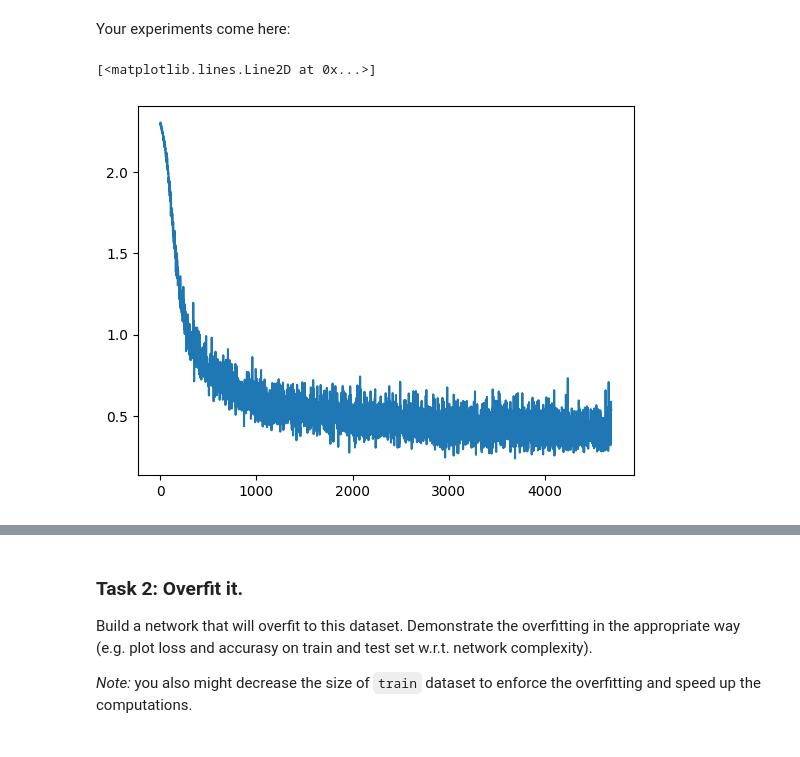
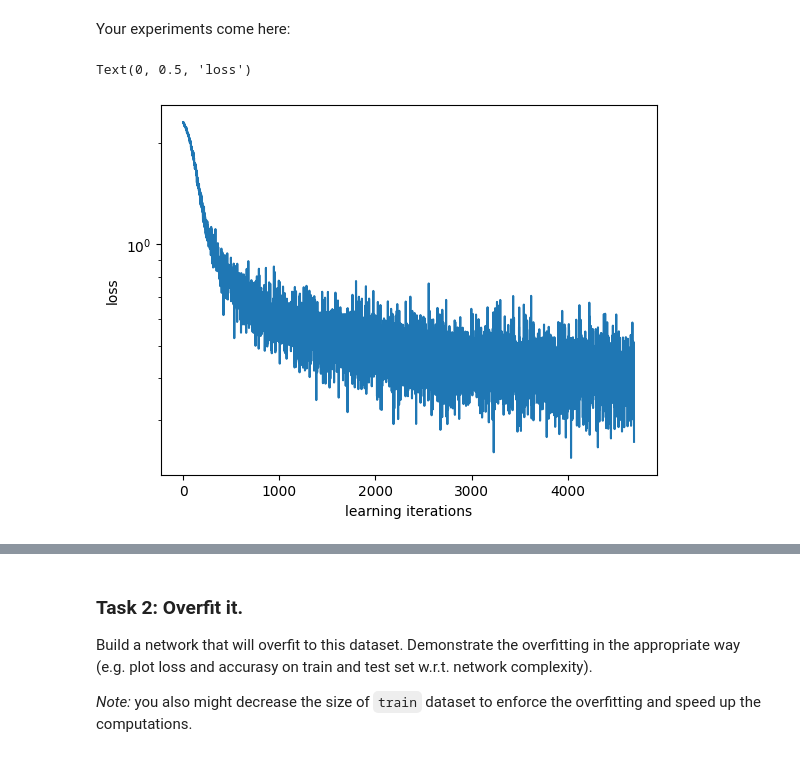
Before and after one commit to pavel-collab/ml-course-home-tasks, a Jupyter notebook: homeworks/lab02_deep_learning/lab02_part2_overfitting.ipynb, the cells around one changed output, grey strips where cells are left out. Cells and saved outputs as stored; diff of their text form; code cells hidden in the pictures.

```diff
--- a/homeworks/lab02_deep_learning/lab02_part2_overfitting.ipynb
+++ b/homeworks/lab02_deep_learning/lab02_part2_overfitting.ipynb
@@ -133,26 +149,4 @@ loss_func = nn.CrossEntropyLoss() # YOUR CODE HERE
 
 # Your experiments, training and validation loops here
 epochs = 10 # количество эпох (то есть, колечество проходов по тренировочному датасету)
-
-#! раскомментируйте эту строчку, чтобы посмотреть график изменения ошибки в процессе обучения
 train_loss_history = [] # сюда будем сохранять, как менялось знечение функции потерь по мере обучения
-
-for i in range(epochs):
-    for images_batch, lables_batch in train_loader:
-        # делаем предсказание модели
-        prediction = model(images_batch)
-        # считаем значение функции потерь
-        loss = loss_func(prediction, lables_batch)
-        #! раскомментируйте эту строчку, чтобы посмотреть график изменения ошибки в процессе обучения
-        train_loss_history.append(loss.item())
-        # вычисляем градиенты
-        opt.zero_grad()
-        loss.backward()
-        # делаем шаг градиентного спуска
-        opt.step()
-
-#! раскомментируйте эту строчку, чтобы посмотреть график изменения ошибки в процессе обучения
-plt.plot(range(len(train_loss_history)), train_loss_history)
-# %% [output]
-[<matplotlib.lines.Line2D at 0x...>]
-[figure, removed]
@@ -159,3 +170,14 @@ plt.plot(range(len(train_loss_history)), train_loss_history)
+# %%
+'''
+Примечание: ошибка будет очень шумной, так как в модели нет нормировки.
+'''
+plt.plot(range(len(train_loss_history)), train_loss_history)
+plt.gca().set_yscale('log')
+plt.xlabel("learning iterations")
+plt.ylabel("loss")
+# %% [output]
+Text(0, 0.5, 'loss')
+[figure, added]
 # %%
 # переведем модель в режим НЕ обучения
 model.eval()
```
Also changed, not shown: parts of 17 cells of this notebook.
